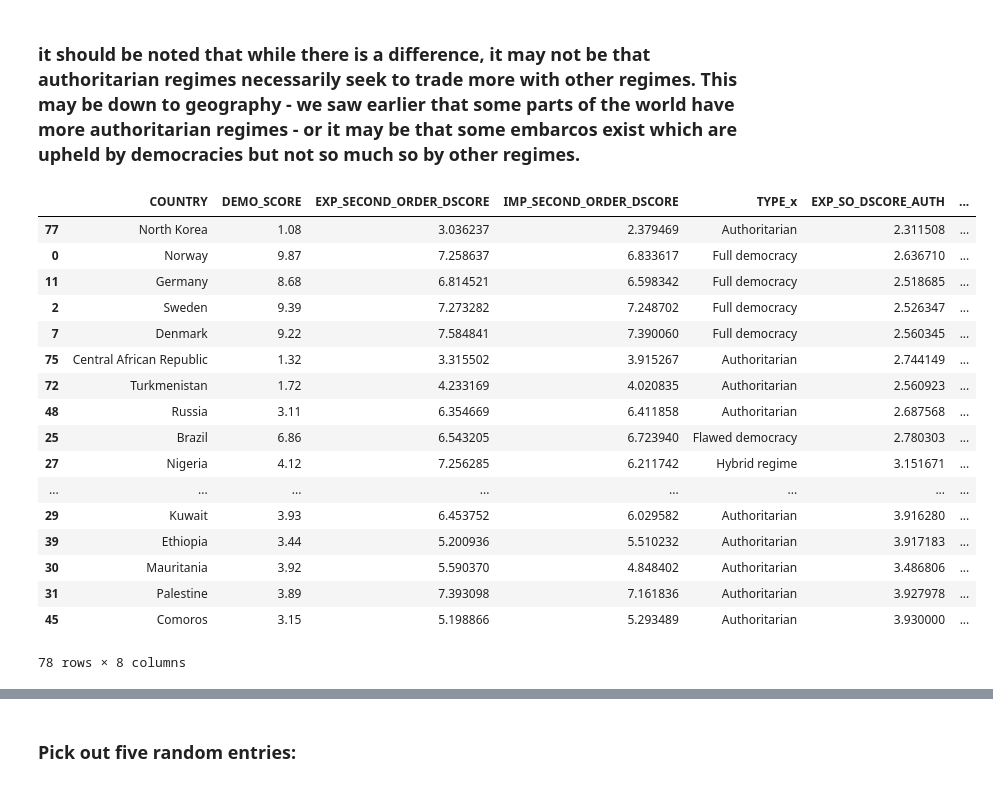
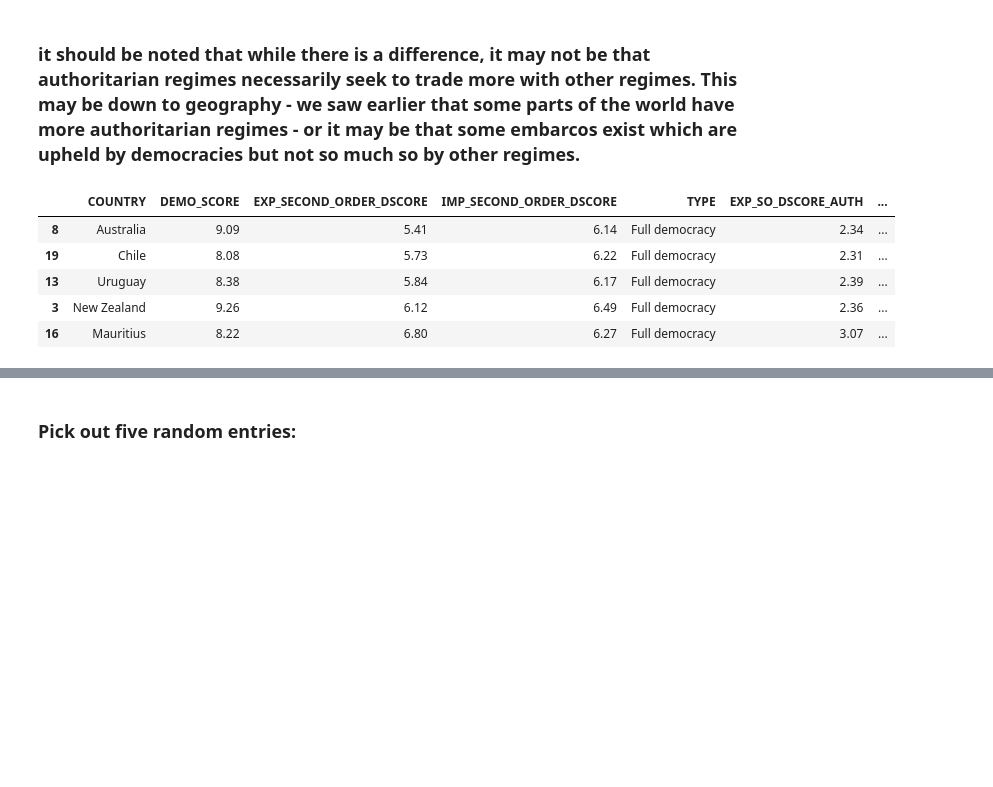
Before and after one commit to Kenneth-HM-Nielsen/Neo4j, a Jupyter notebook: Playing Around with Neo4j.ipynb, the cells around one changed output, grey strips where cells are left out. Cells and saved outputs as stored; diff of their text form; code cells hidden in the pictures; blank space fills up the shorter version.

```diff
--- a/Playing Around with Neo4j.ipynb
+++ b/Playing Around with Neo4j.ipynb
@@ -437,7 +539,8 @@ RETURN c.name, c.democracy_score as DEMO_SCORE, sum(e.export_value*cc.democracy_
 ### Notice that in the second relationship - the one with the import - we just use c and cc. This is because these were defined in the export-relation.
 # %%
-res = pd.DataFrame(g.run("""MATCH (c:Country)-[e:exports_to]->(cc:Country)
-MATCH (c)<-[i:imports_from]-(cc)
+res = g.run("""MATCH (c:Country)-[e:exports_to]->(cc:Country)
+MATCH (c)<-[i:exports_to]-(cc)
 RETURN c.name AS COUNTRY, c.regime_type AS TYPE, c.democracy_score as DEMO_SCORE,
 sum(e.export_value*cc.democracy_score)/sum(e.export_value) as EXP_SECOND_ORDER_DSCORE ,
-sum(i.import_value*cc.democracy_score)/sum(i.import_value) as IMP_SECOND_ORDER_DSCORE""").data())
+sum(i.export_value*cc.democracy_score)/sum(i.export_value) as IMP_SECOND_ORDER_DSCORE""").to_data_frame()
+res.head()
@@ -454,0 +556,10 @@ res.tail()
+# %%
+res = g.run("""MATCH (c:Country)-[e:exports_to]->(cc:Country),
+(c)<-[i:exports_to]-(cc)
+WITH c, ROUND(SUM(e.export_value*cc.democracy_score)/sum(e.export_value)*100)/100 AS EXP_SECOND_ORDER_DSCORE,
+ROUND(SUM(i.export_value*cc.democracy_score)/sum(i.export_value)*100)/100 AS IMP_SECOND_ORDER_DSCORE
+SET c.IMP_SECOND_ORDER_DSCORE = IMP_SECOND_ORDER_DSCORE, c.EXP_SECOND_ORDER_DSCORE = EXP_SECOND_ORDER_DSCORE
+RETURN c.name AS COUNTRY, c.regime_type AS TYPE, c.democracy_score as DEMO_SCORE,
+c.EXP_SECOND_ORDER_DSCORE as EXP_SECOND_ORDER_DSCORE,
+c.IMP_SECOND_ORDER_DSCORE as IMP_SECOND_ORDER_DSCORE""").to_data_frame()
+res.head()
@@ -454,0 +575,13 @@ res.tail()
+# %%
+%%time
+sort_cnt = dict(zip(country_list, range(len(country_list))))
+df_cnt['cnt_sort'] = df_cnt['Country'].map(sort_cnt)
+df_cnt.sort_values('cnt_sort', ascending=True, inplace=True)
+so_dict = {}
+imp_scores=np.dot(df_cnt.loc[df_cnt['Country'].isin(country_list), ['Export_Value_' + c for c in country_list]], df_cnt.loc[df_cnt['Country'].isin(country_list), 'Score'])
+for i, c in enumerate(country_list):
+     so_dict[c] = [(df_cnt.loc[df_cnt['Country'].isin(country_list), 'Export_Value_' + c]*\
+                    df_cnt.loc[df_cnt['Country'].isin(country_list),'Score']).sum()/\
+                   df_cnt.loc[df_cnt['Country'].isin(country_list),'Export_Value_' + c].sum(),
+                   imp_scores[i]/df_cnt.loc[df_cnt['Country']==c, ['Export_Value_' + c for c in country_list]].T.values.sum()]
+# print(so_dict)
@@ -455,11 +590,12 @@ res.tail()
 # %% [markdown]
 ### Next, we will try the same just for authoritarian counterparties. This implies that we have to change the code slightly to make the cc-node have the property value {regime_type: 'Authoritarian'}. We will also rename the second order score columns to reflect that this is for authoritarian regimes only, drop the democracy score and in the next cell merge the data with the dataframe above. "What is this good for?" you ask. Well, it should tell us something like, of the regimes a democracy trades with, just how bad are they
 # %%
-res_auth = pd.DataFrame(g.run("""MATCH (c:Country)-[e:exports_to]->(cc:Country {regime_type: 'Authoritarian'}),
-(c)<-[i:imports_from]-(cc)
+res_auth = g.run("""MATCH (c:Country)-[e:exports_to]->(cc:Country {regime_type: 'Authoritarian'}),
+(c)<-[i:exports_to]-(cc)
 RETURN c.name AS COUNTRY, c.democracy_score AS DEMO_SCORE,
-sum(e.export_value*cc.democracy_score)/sum(e.export_value) AS EXP_SECOND_ORDER_DSCORE,
-sum(i.import_value*cc.democracy_score)/sum(i.import_value) AS IMP_SECOND_ORDER_DSCORE""").data())
+ROUND(sum(e.export_value*cc.democracy_score)/sum(e.export_value)*100)/100 AS EXP_SO_DSCORE_AUTH,
+ROUND(sum(i.export_value*cc.democracy_score)/sum(i.export_value)*100)/100 AS IMP_SO_DSCORE_AUTH"""
+                ).to_data_frame()
 res_auth.rename(columns={'EXP_SECOND_ORDER_DSCORE': 'EXP_SO_DSCORE_AUTH', 'IMP_SECOND_ORDER_DSCORE': 'IMP_SO_DSCORE_AUTH'}, inplace=True)
 res_auth.drop('DEMO_SCORE', axis=1, inplace=True)
 res = res.merge(res_auth, on='COUNTRY', how='left')
@@ -498,23 +640,11 @@ There is a statistical difference in import behavior, as the p-value for the tes
 # %% [markdown]
 ### it should be noted that while there is a difference, it may not be that authoritarian regimes necessarily seek to trade more with other regimes. This may be down to geography - we saw earlier that some parts of the world have more authoritarian regimes - or it may be that some embarcos exist which are upheld by democracies but not so much so by other regimes.
 # %%
-res.sort_values('IMP_SO_DSCORE_AUTH', ascending=True)
+res.loc[res['TYPE']=='Full democracy'].sort_values('EXP_SECOND_ORDER_DSCORE', ascending=True).head()
 # %% [output]
-|  | COUNTRY | DEMO_SCORE | EXP_SECOND_ORDER_DSCORE | IMP_SECOND_ORDER_DSCORE | TYPE_x | EXP_SO_DSCORE_AUTH | ... |
-| 77 | North Korea | 1.08 | 3.036237 | 2.379469 | Authoritarian | 2.311508 | ... |
-| 0 | Norway | 9.87 | 7.258637 | 6.833617 | Full democracy | 2.636710 | ... |
-| 11 | Germany | 8.68 | 6.814521 | 6.598342 | Full democracy | 2.518685 | ... |
-| 2 | Sweden | 9.39 | 7.273282 | 7.248702 | Full democracy | 2.526347 | ... |
-| 7 | Denmark | 9.22 | 7.584841 | 7.390060 | Full democracy | 2.560345 | ... |
-| 75 | Central African Republic | 1.32 | 3.315502 | 3.915267 | Authoritarian | 2.744149 | ... |
-| 72 | Turkmenistan | 1.72 | 4.233169 | 4.020835 | Authoritarian | 2.560923 | ... |
-| 48 | Russia | 3.11 | 6.354669 | 6.411858 | Authoritarian | 2.687568 | ... |
-| 25 | Brazil | 6.86 | 6.543205 | 6.723940 | Flawed democracy | 2.780303 | ... |
-| 27 | Nigeria | 4.12 | 7.256285 | 6.211742 | Hybrid regime | 3.151671 | ... |
-| ... | ... | ... | ... | ... | ... | ... | ... |
-| 29 | Kuwait | 3.93 | 6.453752 | 6.029582 | Authoritarian | 3.916280 | ... |
-| 39 | Ethiopia | 3.44 | 5.200936 | 5.510232 | Authoritarian | 3.917183 | ... |
-| 30 | Mauritania | 3.92 | 5.590370 | 4.848402 | Authoritarian | 3.486806 | ... |
-| 31 | Palestine | 3.89 | 7.393098 | 7.161836 | Authoritarian | 3.927978 | ... |
-| 45 | Comoros | 3.15 | 5.198866 | 5.293489 | Authoritarian | 3.930000 | ... |
+|  | COUNTRY | DEMO_SCORE | EXP_SECOND_ORDER_DSCORE | IMP_SECOND_ORDER_DSCORE | TYPE | EXP_SO_DSCORE_AUTH | ... |
+| 8 | Australia | 9.09 | 5.41 | 6.14 | Full democracy | 2.34 | ... |
+| 19 | Chile | 8.08 | 5.73 | 6.22 | Full democracy | 2.31 | ... |
+| 13 | Uruguay | 8.38 | 5.84 | 6.17 | Full democracy | 2.39 | ... |
+| 3 | New Zealand | 9.26 | 6.12 | 6.49 | Full democracy | 2.36 | ... |
+| 16 | Mauritius | 8.22 | 6.80 | 6.27 | Full democracy | 3.07 | ... |
-78 rows × 8 columns
```
Also changed, not shown: parts of 70 cells of this notebook.
